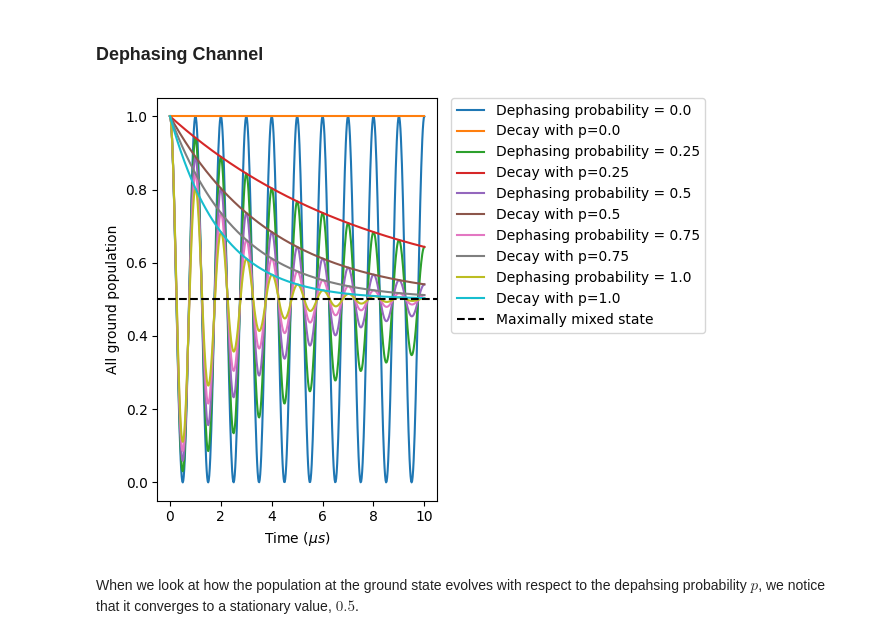
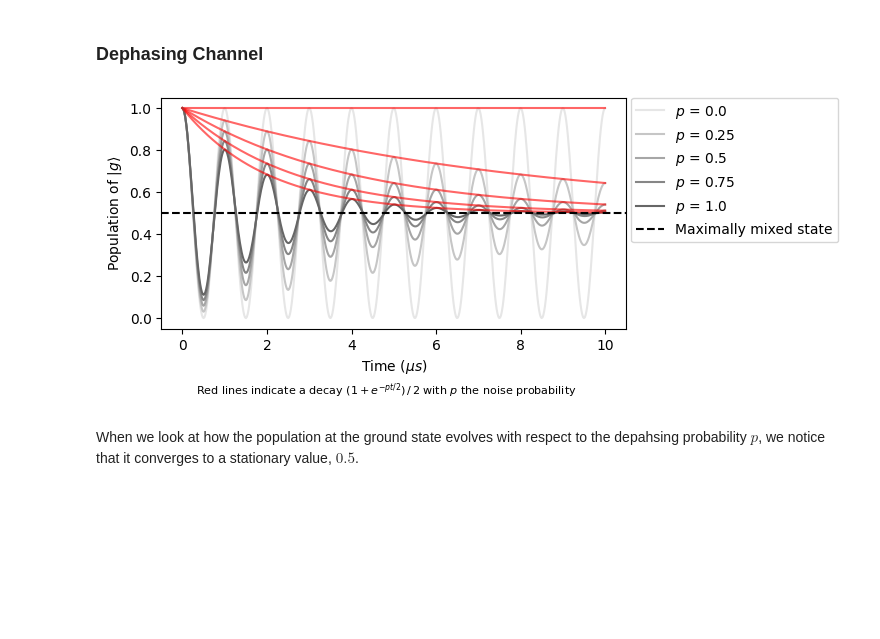
Before and after one commit to pasqal-io/Pulser, a Jupyter notebook: tutorials/advanced_features/Simulating with effective noise channels.ipynb, the cells around one changed output. Saved outputs shown, nothing was run; the diff lists cells and outputs as text; code cells hidden in the pictures; blank space fills up the shorter version.

Commit message:
Simplify plots, reduce image size (to complete)

```diff
--- a/tutorials/advanced_features/Simulating with effective noise channels.ipynb
+++ b/tutorials/advanced_features/Simulating with effective noise channels.ipynb
@@ -242,36 +243,46 @@ Noise probability =  1.0
 # %%
 # Ground state population with dephasing noise
 psi_0 = clean_simu.initial_state
 dephasing_pops = [
     get_population_evolution(dephasing_result, state=psi_0)
     for dephasing_result in dephasing_results
 ]
 times = dephasing_results[0]._sim_times
 
+plt.figure(figsize=(6, 3))
 plt.xlabel(r"Time ($\mu s$)")
-plt.ylabel("All ground population")
+plt.ylabel(r"Population of $|g\rangle$")
 
 for noise_probability, dephasing_pop in zip(
     noise_probabilities, dephasing_pops
 ):
     plt.plot(
         times,
         dephasing_pop,
-        label=f"Dephasing probability = {noise_probability}",
+        label=rf"$p$ = {noise_probability}",
+        color=[0.9 - 0.5*noise_probability] * 3,
     )
     plt.plot(
         times,
-        0.5 * np.exp(-0.5 * noise_probability * times) + 0.5,
-        label=f"Decay with p={noise_probability}",
+        0.5 * (1 + np.exp(-0.5 * noise_probability * times)),
+        #label=rf"Decay with p={noise_probability}",
+        color="red",
+        alpha=0.6
     )
 
 plt.axhline(0.5, color="black", linestyle="--", label="Maximally mixed state")
+plt.legend(bbox_to_anchor=(1.01, 1), loc="upper left", borderaxespad=0.0)
 
-# put labels outside of the plot:
-plt.legend(bbox_to_anchor=(1.05, 1), loc="upper left", borderaxespad=0.0)
-plt.tight_layout()
+# Add caption:
+plt.figtext(
+    0.5, -0.11,
+    r"Red lines indicate a decay $(1 + e^{-p t/2})\, /\,2$ with $p$ the noise probability",
+    horizontalalignment="center",
+    fontsize=8,
+)
+plt.show()
 # %% [output]
-[figure, old version]
+[figure, new version]
 # %% [markdown]
 When we look at how the population at the ground state evolves with respect to the depahsing probability $p$, we notice that it converges to a stationary value, $0.5$.
 # %% [markdown]
```
Also changed, not shown: parts of 16 cells of this notebook.
